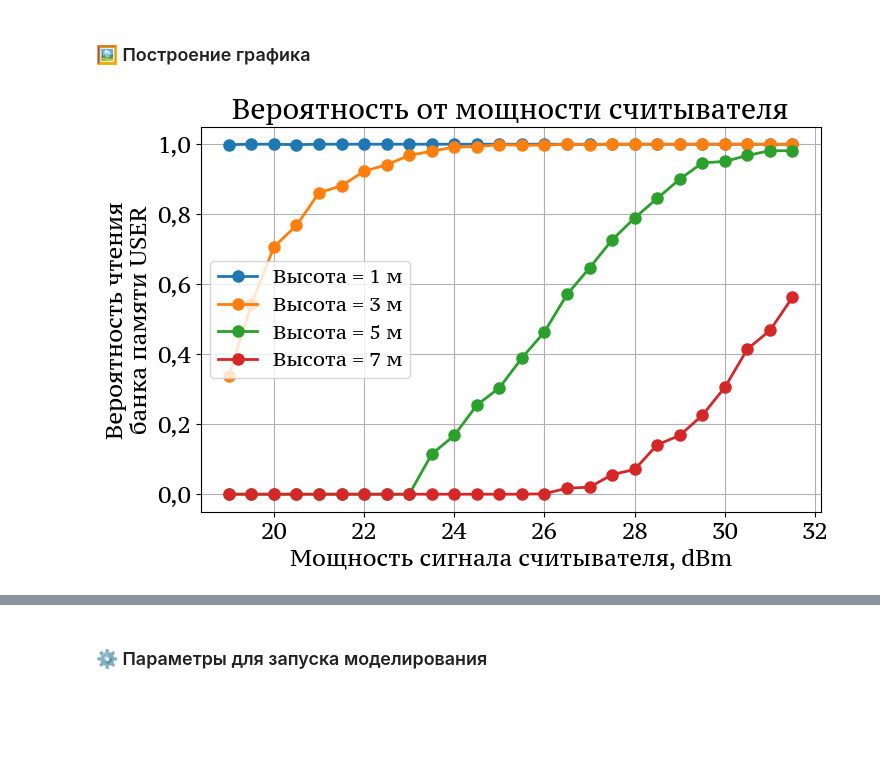
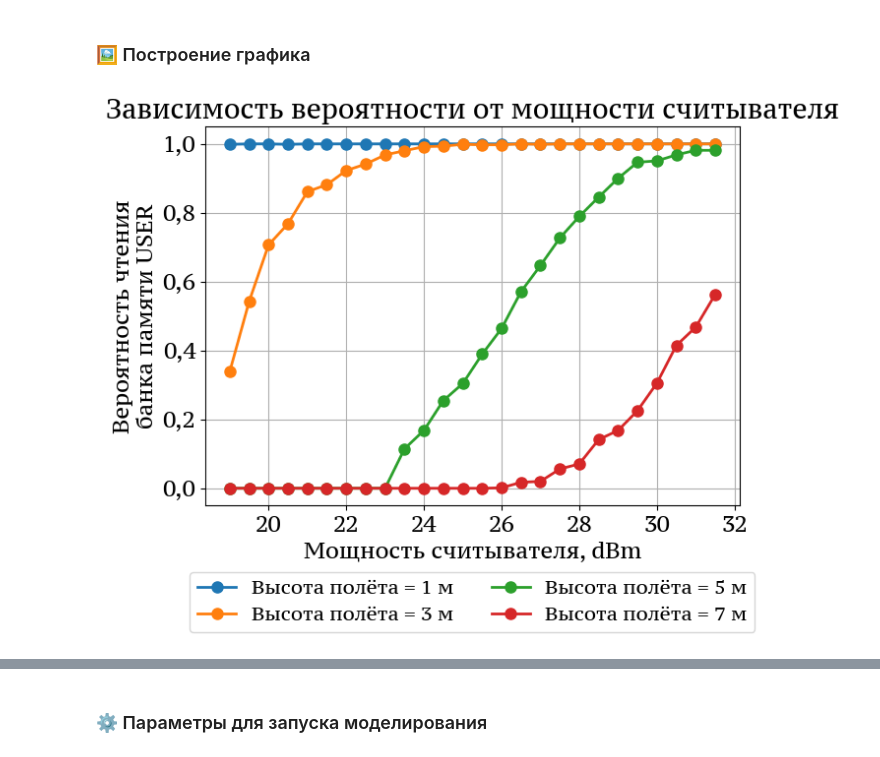
Before and after one commit to VilmenAbramian/simulation, a Jupyter notebook: pysim/experiments/rfid_single_tag.ipynb, the cells around one changed output, grey strips where cells are left out. Saved outputs shown, nothing was run; the diff lists cells and outputs as text; code cells hidden in the pictures; blank space fills up the shorter version.

```diff
--- a/pysim/experiments/rfid_single_tag.ipynb
+++ b/pysim/experiments/rfid_single_tag.ipynb
@@ -269,18 +343,5 @@ altitude_params = [
-# %%
-power_params_list = []
-for alt in altitude_params:
-    power_params_list.append({
-        'tari': 12.5,
-        'encoding': 'M2',
-        'tid_word_size': DEFAULT_TID_WORD_SIZE,
-        'reader_offset': 2,
-        'tag_offset': DEFAULT_TAG_OFFSET,
-        'altitude': alt['altitude'],
-        'num_tags': 750,
-        'useadjust': USE_QUERY_ADJUST,
-        'delta': DEFAULT_ADJUST_DELTA,
-        'speed': 30,
-    })
 # %% [markdown]
 ### 💾 Получение результатов
+# %%
+key_name = lambda params: f"Высота полёта = {params['altitude']} м"
 # %%
@@ -323,34 +359,16 @@ power_results = get_power_probs(power_params_list, use_json=True, save_results=F
 # %% [markdown]
 ### 🖼️ Построение графика
 # %%
-def plot_power_probs(
-    image_name: str = 'Power probs', save_fig: bool = False
-) -> None:
-    """
-    Построить график зависимости вероятности чтения от мощности считывателя.
-
-    Args:
-        image_name: имя файла;
-        save_fig: если True, сохранить.
-    """
-    fig, ax = plt.subplots()
-    for alt in altitude_params:
-        label = f"Высота = {alt['altitude']} м"
-        key = f"altitude{alt['altitude']}"
-        inventory_probs = power_results[key]
-        ax.plot(powers, inventory_probs, label=label, marker='o')
-
-    ax.set_xlabel('Мощность сигнала считывателя, dBm')
-    ax.set_ylabel('Вероятность чтения\nбанка памяти USER')
-    ax.set_title('Вероятность от мощности считывателя')
-    ax.grid()
-    ax.legend()
-
-    if save_fig:
-        savefig(name=image_name, directory=IMAGE_DIRECTORY)
-
-plot_power_probs(save_fig=True)
+plot_probs(
+    results_list=[power_results],
+    labels_list=[key_name(p) for p in altitude_params],
+    titles=["Зависимость вероятности от мощности считывателя"],
+    x_variable=powers,
+    x_label="Мощность считывателя, dBm",
+    image_name="Power probs",
+    save_fig=False
+)
 # %% [output]
-[figure, old version]
+[figure, new version]
 # %% [markdown]
 ## 📈 Зависимость вероятности чтения банка памяти USER от величины банка USER
```
Also changed, not shown: parts of 38 cells of this notebook, 14 other files.
